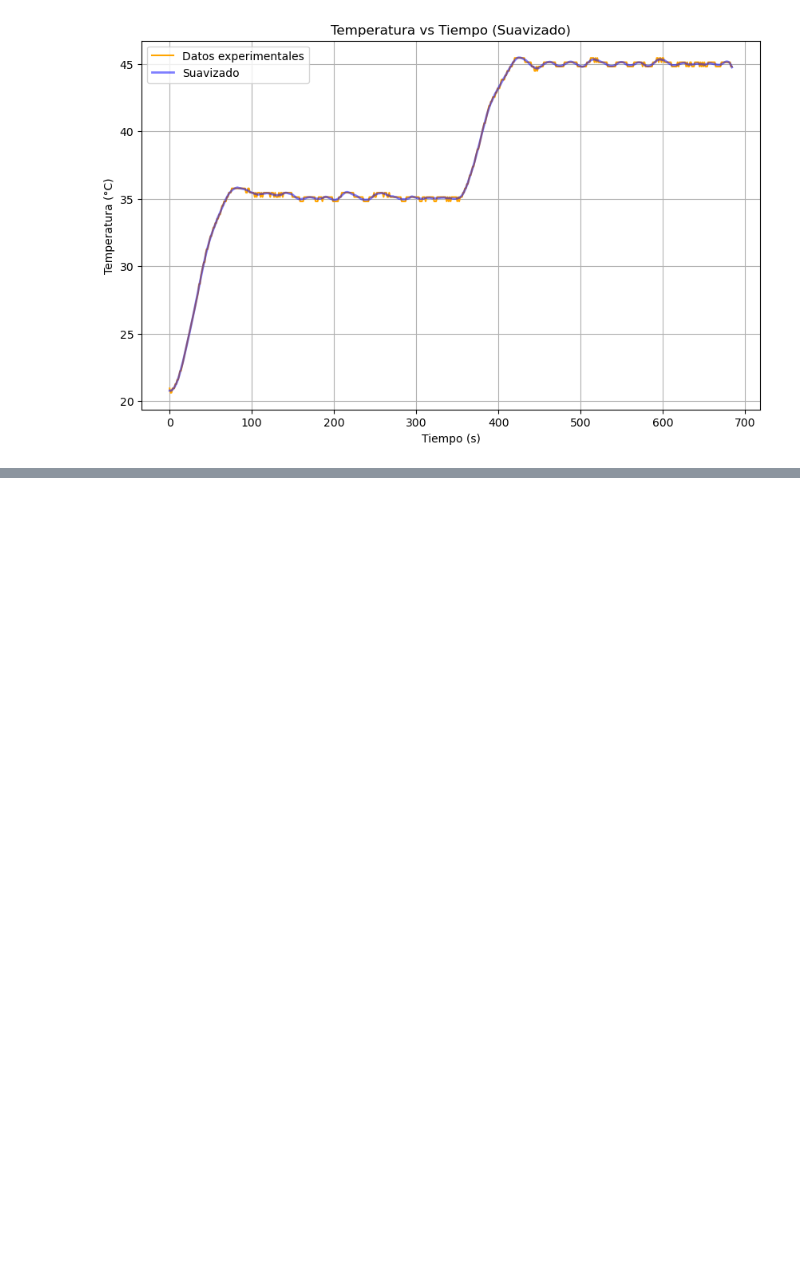
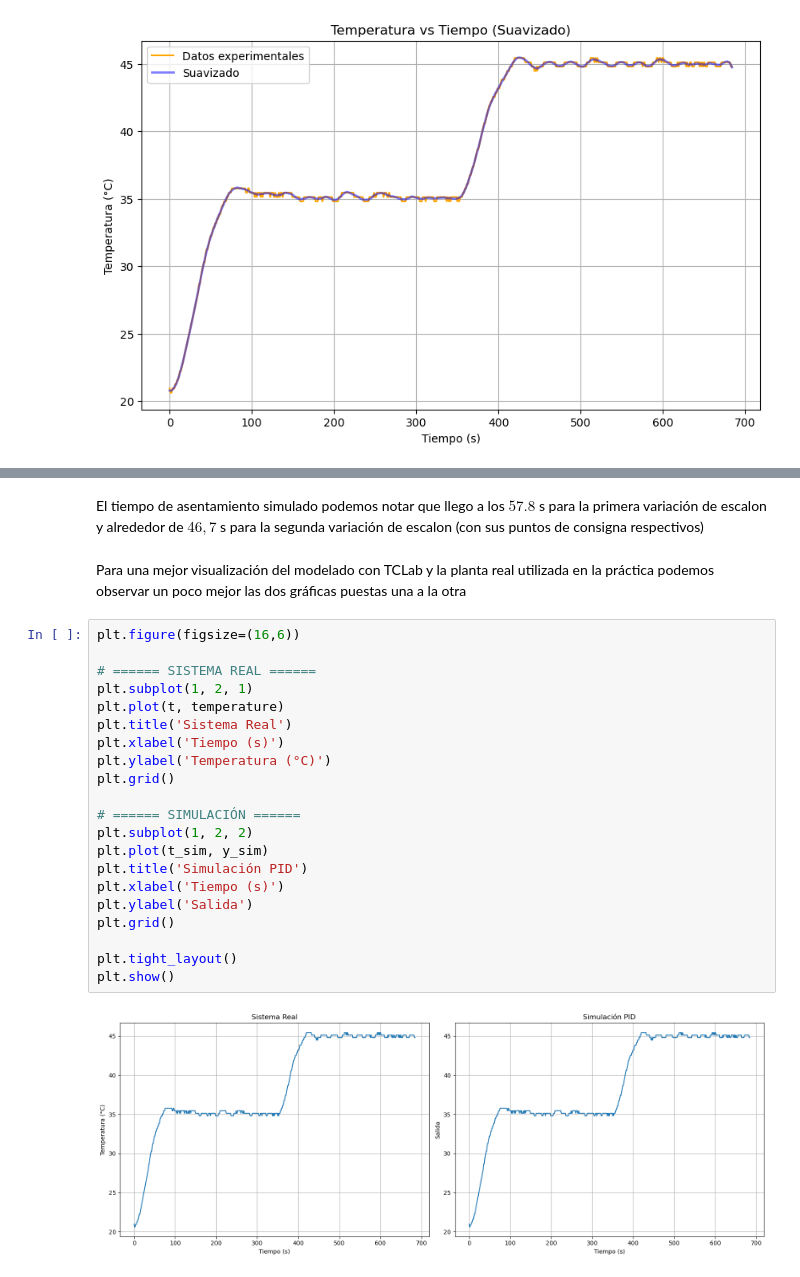
Before and after one commit to navalgoose4/SCL-2026I, a Jupyter notebook: LAB_4/lab_4.ipynb, the cells around one changed output, grey strips where cells are left out. Cells and saved outputs as stored; diff of their text form; blank space fills up the shorter version.

```diff
--- a/LAB_4/lab_4.ipynb
+++ b/LAB_4/lab_4.ipynb
@@ -400,0 +556,27 @@ Adicionalmente, el modelo simulado representa un sistema idealizado, donde no se
+# %% [markdown]
+El tiempo de asentamiento simulado podemos notar que llego a los $57.8$ s para la primera variación de escalon y alrededor de $46,7$ s para la segunda variación de escalon (con sus puntos de consigna respectivos)
+# %% [markdown]
+Para una mejor visualización del modelado con TCLab y la planta real utilizada en la práctica podemos observar un poco mejor las dos gráficas puestas una a la otra
+# %%
+plt.figure(figsize=(16,6))
+
+# ====== SISTEMA REAL ======
+plt.subplot(1, 2, 1)
+plt.plot(t, temperature)
+plt.title('Sistema Real')
+plt.xlabel('Tiempo (s)')
+plt.ylabel('Temperatura (°C)')
+plt.grid()
+
+# ====== SIMULACIÓN ======
+plt.subplot(1, 2, 2)
+plt.plot(t_sim, y_sim)
+plt.title('Simulación PID')
+plt.xlabel('Tiempo (s)')
+plt.ylabel('Salida')
+plt.grid()
+
+plt.tight_layout()
+plt.show()
+# %% [output]
+[figure, added]
```
Also changed, not shown: parts of 13 cells of this notebook.
